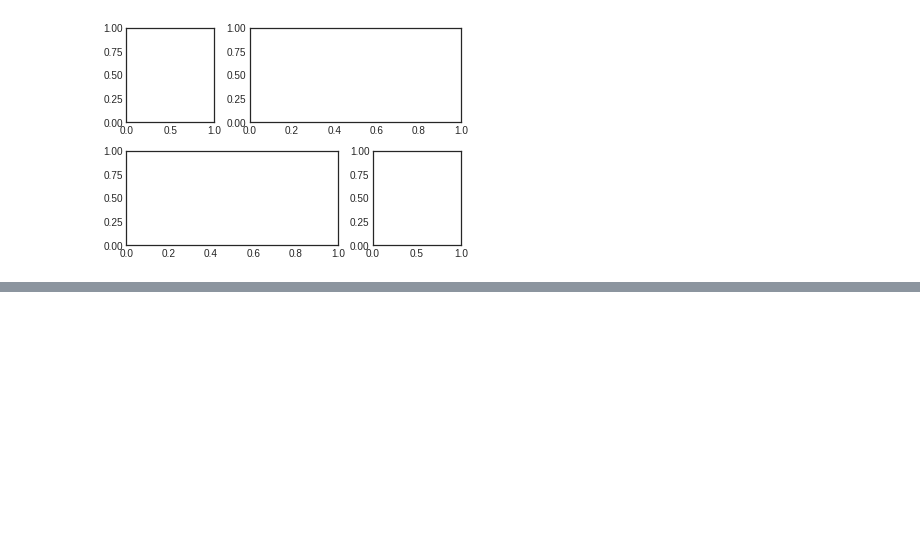
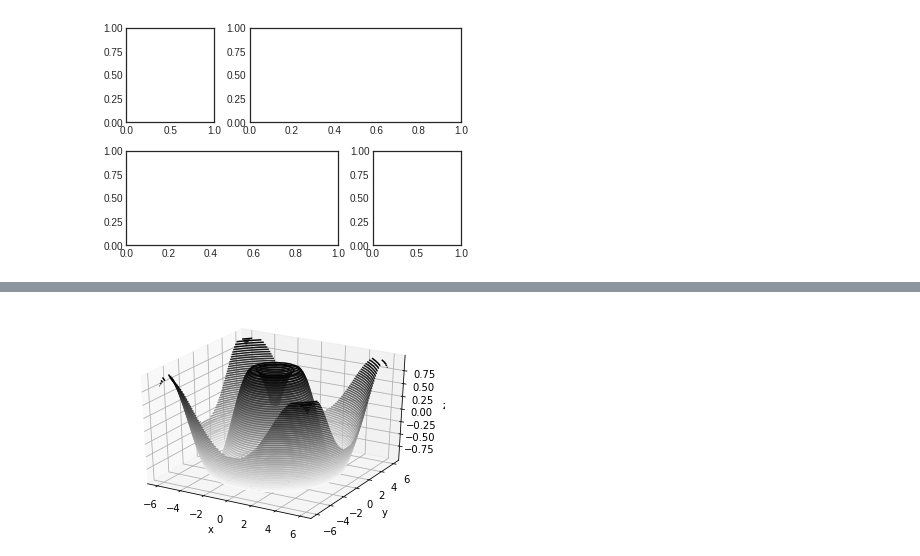
Before and after one commit to Luckygsm/internship, a Jupyter notebook: np4.ipynb, the cells around one changed output, grey strips where cells are left out. Cells and saved outputs as stored; diff of their text form; code cells hidden in the pictures; blank space fills up the shorter version.

```diff
--- a/np4.ipynb
+++ b/np4.ipynb
@@ -59,0 +87,17 @@ plt.subplot(grid[1, 2]);
+# %%
+def f(x, y):
+    return np.sin(np.sqrt(x ** 2 + y ** 2))
+
+x = np.linspace(-6, 6, 30)
+y = np.linspace(-6, 6, 30)
+
+X, Y = np.meshgrid(x, y)
+Z = f(X, Y)
+fig = plt.figure()
+ax = plt.axes(projection='3d')
+ax.contour3D(X, Y, Z, 50, cmap='binary')
+ax.set_xlabel('x')
+ax.set_ylabel('y')
+ax.set_zlabel('z');
+# %% [output]
+[figure, added]
```
Also changed, not shown: parts of 5 cells of this notebook.
